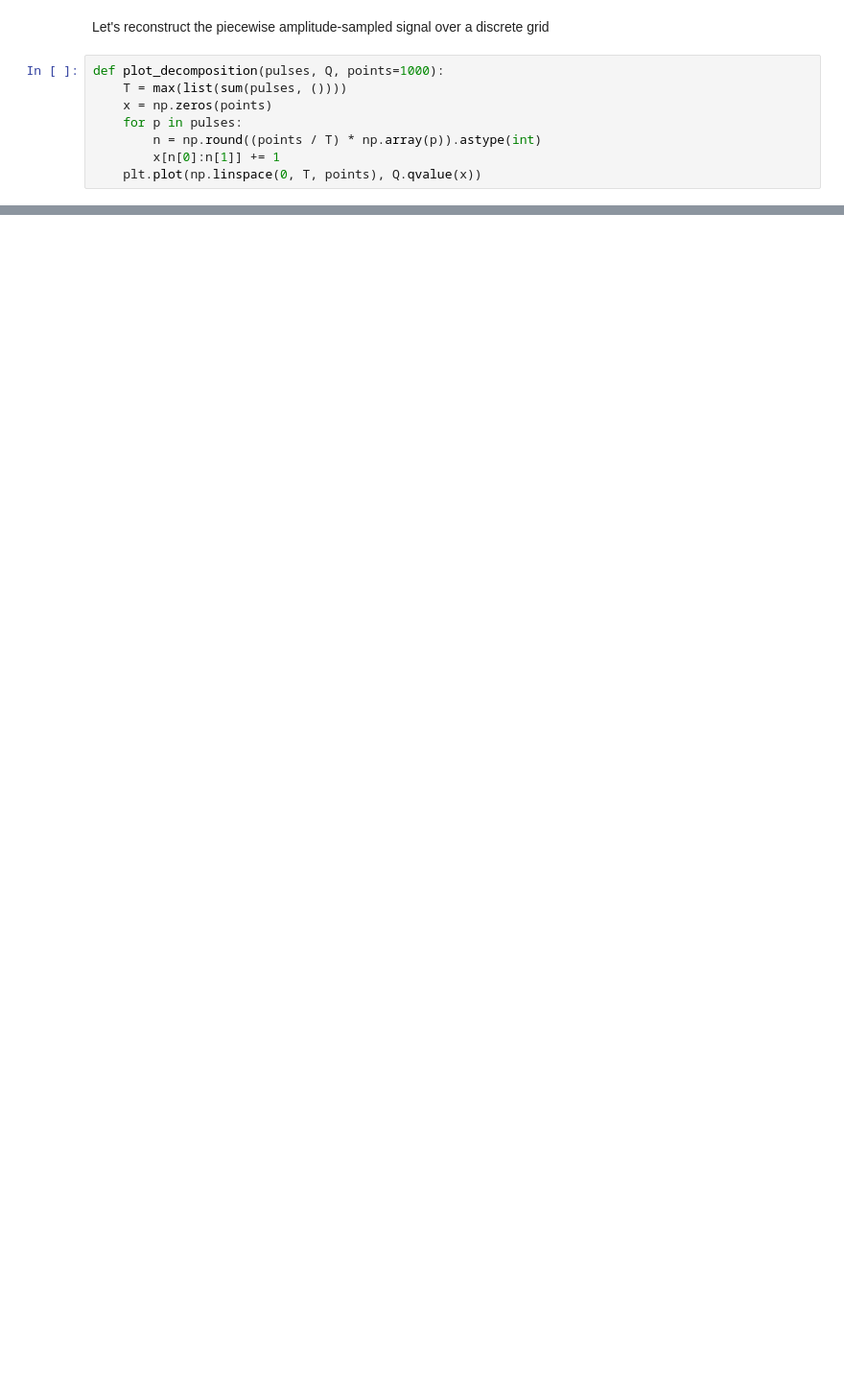
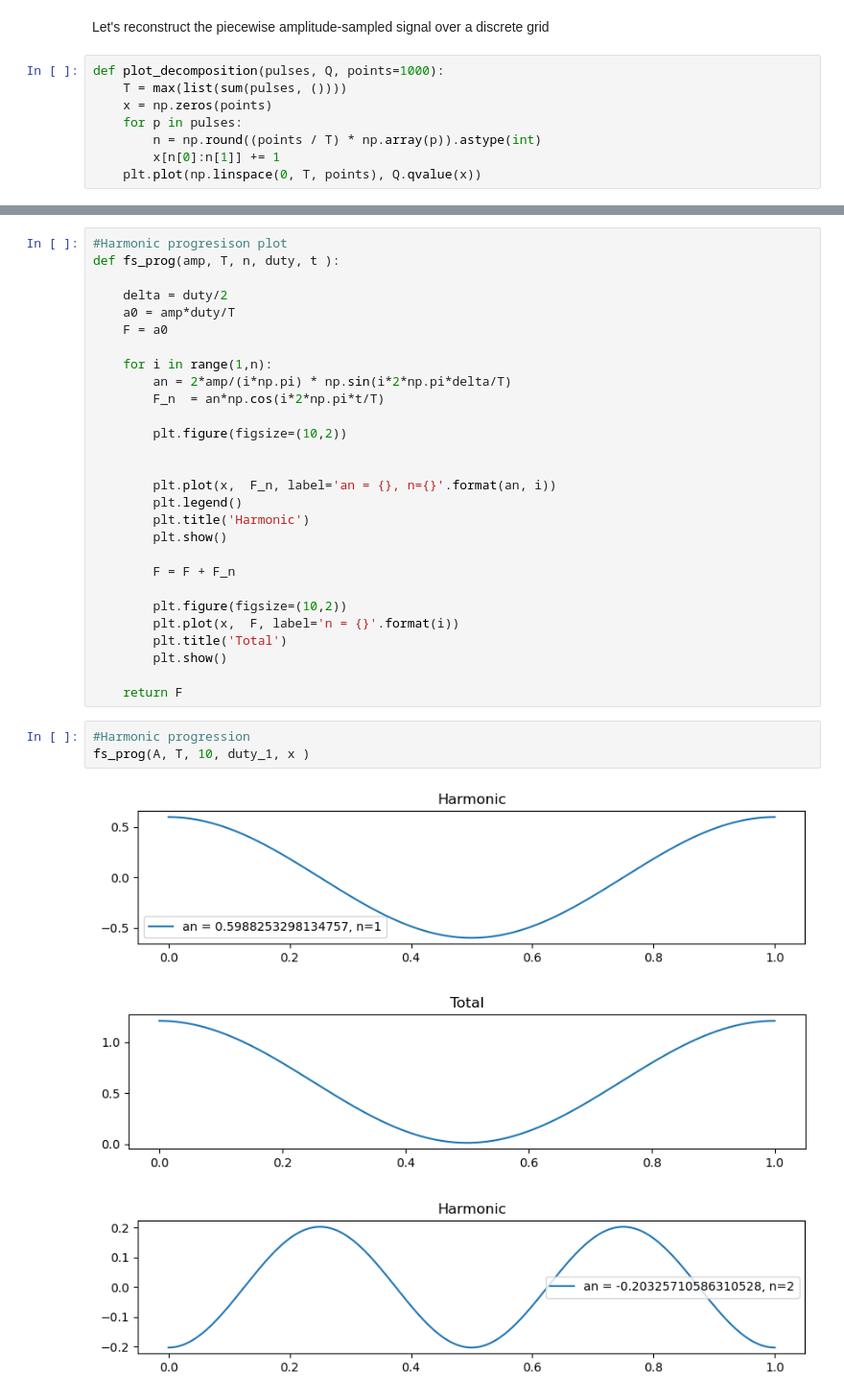
Before and after one commit to lindafabs/Semester-Project, a Jupyter notebook: linda.ipynb, the cells around one changed output, grey strips where cells are left out. Shown at 96% size. Saved outputs shown, nothing was run; the diff lists cells and outputs as text; blank space fills up the shorter version.

```diff
--- a/linda.ipynb
+++ b/linda.ipynb
@@ -277,0 +304,35 @@ plt.show()
+# %%
+#Harmonic progresison plot
+def fs_prog(amp, T, n, duty, t ):
+
+    delta = duty/2
+    a0 = amp*duty/T
+    F = a0
+
+    for i in range(1,n):
+        an = 2*amp/(i*np.pi) * np.sin(i*2*np.pi*delta/T)
+        F_n  = an*np.cos(i*2*np.pi*t/T)
+
+        plt.figure(figsize=(10,2))
+
+
+        plt.plot(x,  F_n, label='an = {}, n={}'.format(an, i))
+        plt.legend()
+        plt.title('Harmonic')
+        plt.show()
+
+        F = F + F_n
+
+        plt.figure(figsize=(10,2))
+        plt.plot(x,  F, label='n = {}'.format(i))
+        plt.title('Total')
+        plt.show()
+
+    return F
+# %%
+#Harmonic progression
+fs_prog(A, T, 10, duty_1, x )
+# %% [output]
+[figure, added]
+[figure, added]
+[figure, added]
```
Also changed, not shown: parts of 24 cells of this notebook.
